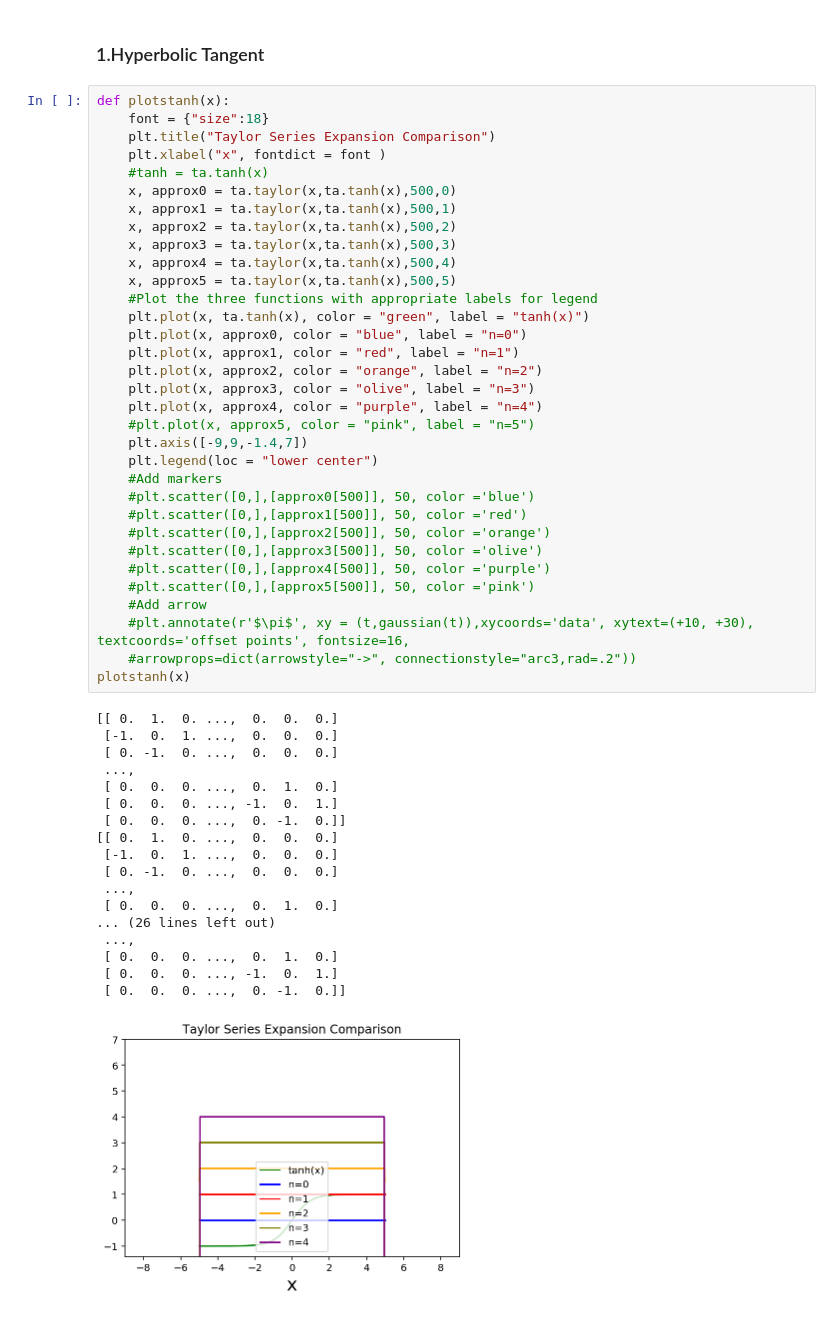
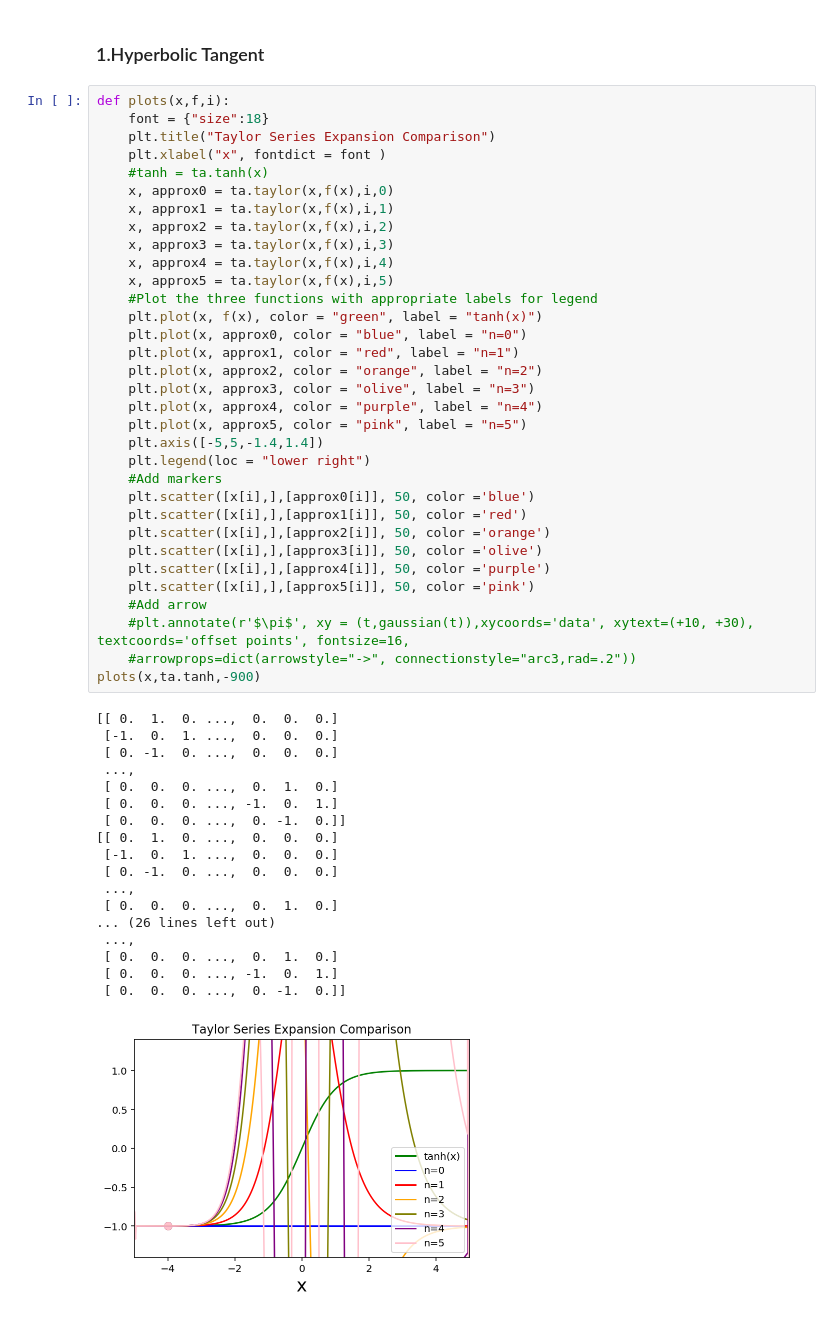
Before and after one commit to chapman-phys220-2018s/cw-07-phys220, a Jupyter notebook: taylor.ipynb, the cells around one changed output. Drawn from its saved outputs; the diff is of its cells as text.

Commit message:
Notebook with better-looking graph -continued questionable accuracy

```diff
--- a/taylor.ipynb
+++ b/taylor.ipynb
@@ -24,57 +24,57 @@ x = np.linspace(-5,5,1000)
 # %% [markdown]
 ### 1.Hyperbolic Tangent
 # %%
-def plotstanh(x):
+def plots(x,f,i):
     font = {"size":18}
     plt.title("Taylor Series Expansion Comparison")
     plt.xlabel("x", fontdict = font )
     #tanh = ta.tanh(x)
-    x, approx0 = ta.taylor(x,ta.tanh(x),500,0)
-    x, approx1 = ta.taylor(x,ta.tanh(x),500,1)
-    x, approx2 = ta.taylor(x,ta.tanh(x),500,2)
-    x, approx3 = ta.taylor(x,ta.tanh(x),500,3)
-    x, approx4 = ta.taylor(x,ta.tanh(x),500,4)
-    x, approx5 = ta.taylor(x,ta.tanh(x),500,5)
+    x, approx0 = ta.taylor(x,f(x),i,0)
+    x, approx1 = ta.taylor(x,f(x),i,1)
+    x, approx2 = ta.taylor(x,f(x),i,2)
+    x, approx3 = ta.taylor(x,f(x),i,3)
+    x, approx4 = ta.taylor(x,f(x),i,4)
+    x, approx5 = ta.taylor(x,f(x),i,5)
     #Plot the three functions with appropriate labels for legend
-    plt.plot(x, ta.tanh(x), color = "green", label = "tanh(x)")
+    plt.plot(x, f(x), color = "green", label = "tanh(x)")
     plt.plot(x, approx0, color = "blue", label = "n=0")
     plt.plot(x, approx1, color = "red", label = "n=1")
     plt.plot(x, approx2, color = "orange", label = "n=2")
     plt.plot(x, approx3, color = "olive", label = "n=3")
     plt.plot(x, approx4, color = "purple", label = "n=4")
-    #plt.plot(x, approx5, color = "pink", label = "n=5")
-    plt.axis([-9,9,-1.4,7])
-    plt.legend(loc = "lower center")
+    plt.plot(x, approx5, color = "pink", label = "n=5")
+    plt.axis([-5,5,-1.4,1.4])
+    plt.legend(loc = "lower right")
     #Add markers
-    #plt.scatter([0,],[approx0[500]], 50, color ='blue')
-    #plt.scatter([0,],[approx1[500]], 50, color ='red')
-    #plt.scatter([0,],[approx2[500]], 50, color ='orange')
-    #plt.scatter([0,],[approx3[500]], 50, color ='olive')
-    #plt.scatter([0,],[approx4[500]], 50, color ='purple')
-    #plt.scatter([0,],[approx5[500]], 50, color ='pink')
+    plt.scatter([x[i],],[approx0[i]], 50, color ='blue')
+    plt.scatter([x[i],],[approx1[i]], 50, color ='red')
+    plt.scatter([x[i],],[approx2[i]], 50, color ='orange')
+    plt.scatter([x[i],],[approx3[i]], 50, color ='olive')
+    plt.scatter([x[i],],[approx4[i]], 50, color ='purple')
+    plt.scatter([x[i],],[approx5[i]], 50, color ='pink')
     #Add arrow
     #plt.annotate(r'$\pi$', xy = (t,gaussian(t)),xycoords='data', xytext=(+10, +30), textcoords='offset points', fontsize=16,
     #arrowprops=dict(arrowstyle="->", connectionstyle="arc3,rad=.2"))
-plotstanh(x)
+plots(x,ta.tanh,-900)
 # %% [output]
 [[ 0.  1.  0. ...,  0.  0.  0.]
  [-1.  0.  1. ...,  0.  0.  0.]
  [ 0. -1.  0. ...,  0.  0.  0.]
  ...,
  [ 0.  0.  0. ...,  0.  1.  0.]
  [ 0.  0.  0. ..., -1.  0.  1.]
  [ 0.  0.  0. ...,  0. -1.  0.]]
 [[ 0.  1.  0. ...,  0.  0.  0.]
  [-1.  0.  1. ...,  0.  0.  0.]
  [ 0. -1.  0. ...,  0.  0.  0.]
  ...,
  [ 0.  0.  0. ...,  0.  1.  0.]
 ... (26 lines left out)
  ...,
  [ 0.  0.  0. ...,  0.  1.  0.]
  [ 0.  0.  0. ..., -1.  0.  1.]
  [ 0.  0.  0. ...,  0. -1.  0.]]
-[figure, old version]
+[figure, new version]
 # %%
 tanh = ta.tanh(x)
 print (tanh[500])
```
Also changed, not shown: parts of 2 cells of this notebook.
